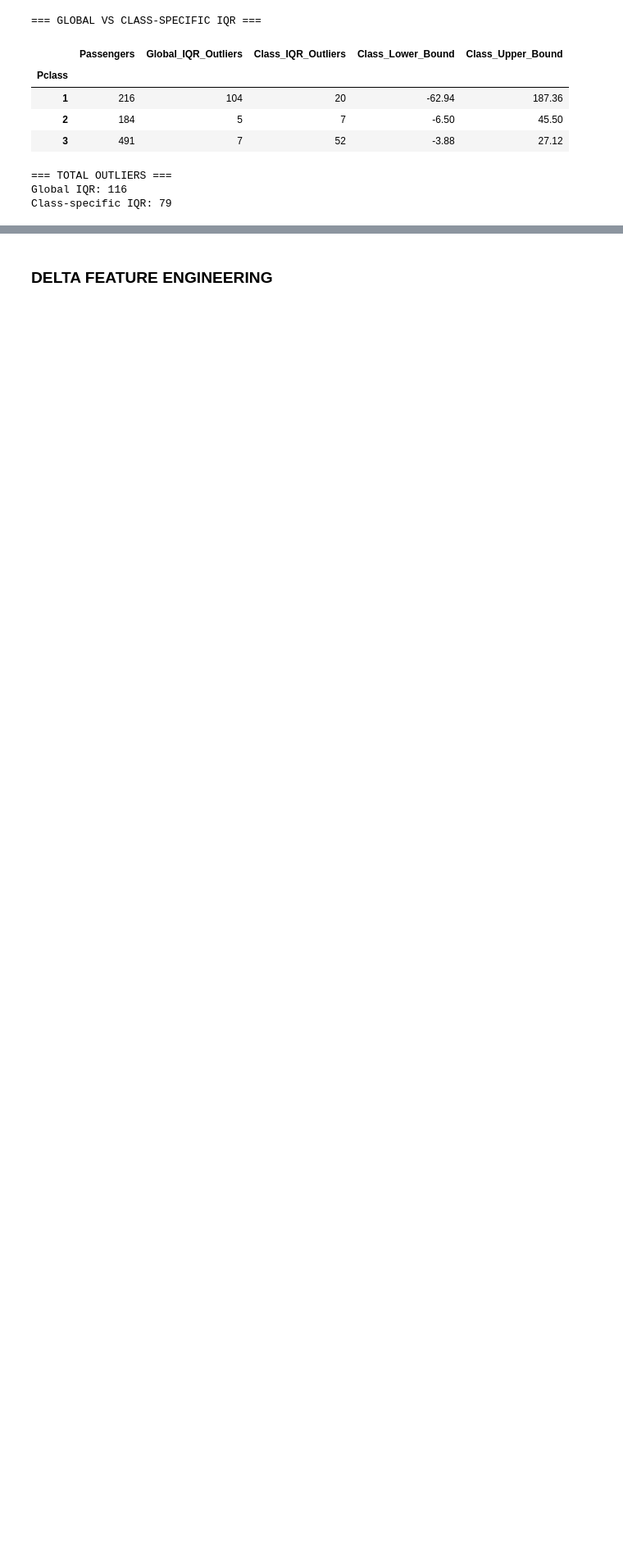
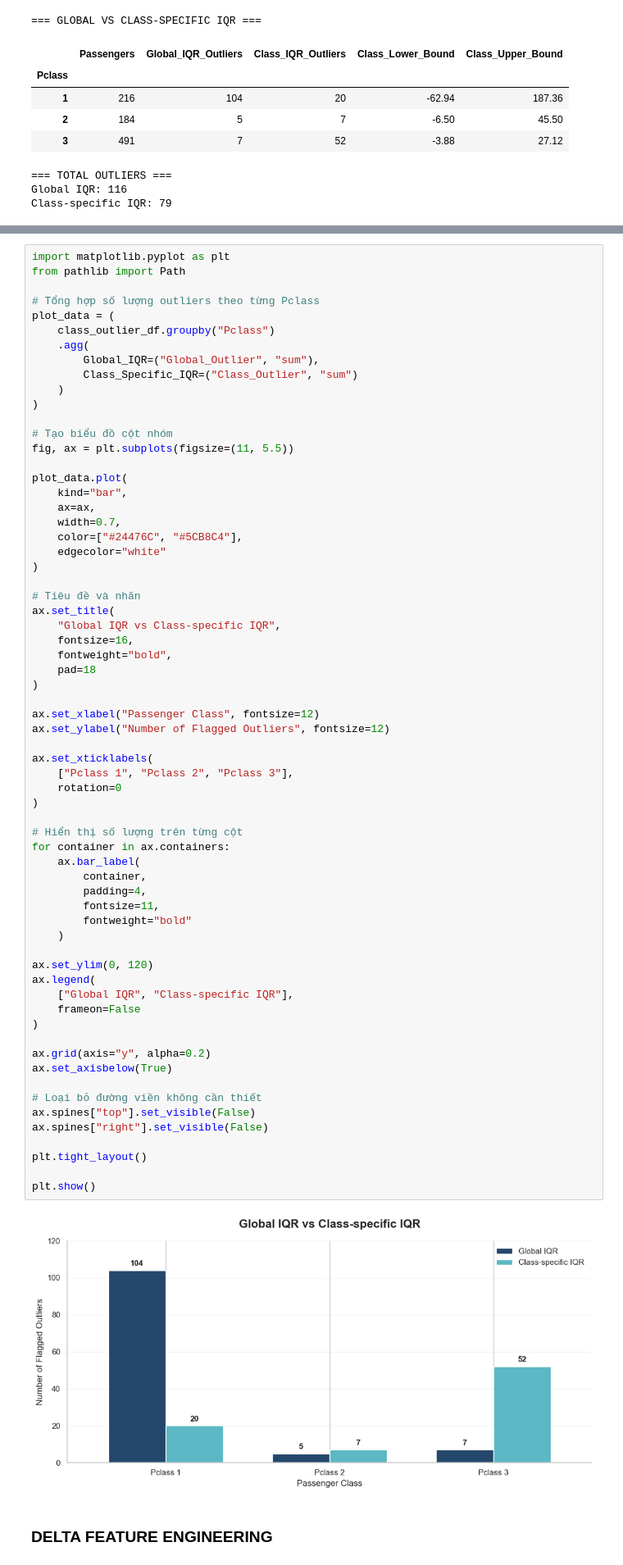
Before and after one commit to bibo0610/language-identification-translator, a Jupyter notebook: notebooks/Titanic_Chapter2_Feature_Engineering.ipynb, the cells around one changed output, grey strips where cells are left out. Shown at 82% size. Saved outputs shown, nothing was run; the diff lists cells and outputs as text; blank space fills up the shorter version.

```diff
--- a/notebooks/Titanic_Chapter2_Feature_Engineering.ipynb
+++ b/notebooks/Titanic_Chapter2_Feature_Engineering.ipynb
@@ -809,3 +811,70 @@ Class-specific IQR: 79
+# %%
+import matplotlib.pyplot as plt
+from pathlib import Path
+
+# Tổng hợp số lượng outliers theo từng Pclass
+plot_data = (
+    class_outlier_df.groupby("Pclass")
+    .agg(
+        Global_IQR=("Global_Outlier", "sum"),
+        Class_Specific_IQR=("Class_Outlier", "sum")
+    )
+)
+
+# Tạo biểu đồ cột nhóm
+fig, ax = plt.subplots(figsize=(11, 5.5))
+
+plot_data.plot(
+    kind="bar",
+    ax=ax,
+    width=0.7,
+    color=["#24476C", "#5CB8C4"],
+    edgecolor="white"
+)
+
+# Tiêu đề và nhãn
+ax.set_title(
+    "Global IQR vs Class-specific IQR",
+    fontsize=16,
+    fontweight="bold",
+    pad=18
+)
+
+ax.set_xlabel("Passenger Class", fontsize=12)
+ax.set_ylabel("Number of Flagged Outliers", fontsize=12)
+
+ax.set_xticklabels(
+    ["Pclass 1", "Pclass 2", "Pclass 3"],
+    rotation=0
+)
+
+# Hiển thị số lượng trên từng cột
+for container in ax.containers:
+    ax.bar_label(
+        container,
+        padding=4,
+        fontsize=11,
+        fontweight="bold"
+    )
+
+ax.set_ylim(0, 120)
+ax.legend(
+    ["Global IQR", "Class-specific IQR"],
+    frameon=False
+)
+
+ax.grid(axis="y", alpha=0.2)
+ax.set_axisbelow(True)
+
+# Loại bỏ đường viền không cần thiết
+ax.spines["top"].set_visible(False)
+ax.spines["right"].set_visible(False)
+
+plt.tight_layout()
+
+plt.show()
+# %% [output]
+[figure, added]
 # %% [markdown]
 ### DELTA FEATURE ENGINEERING
 # %%
```
Also changed, not shown: parts of 1 cell of this notebook.
